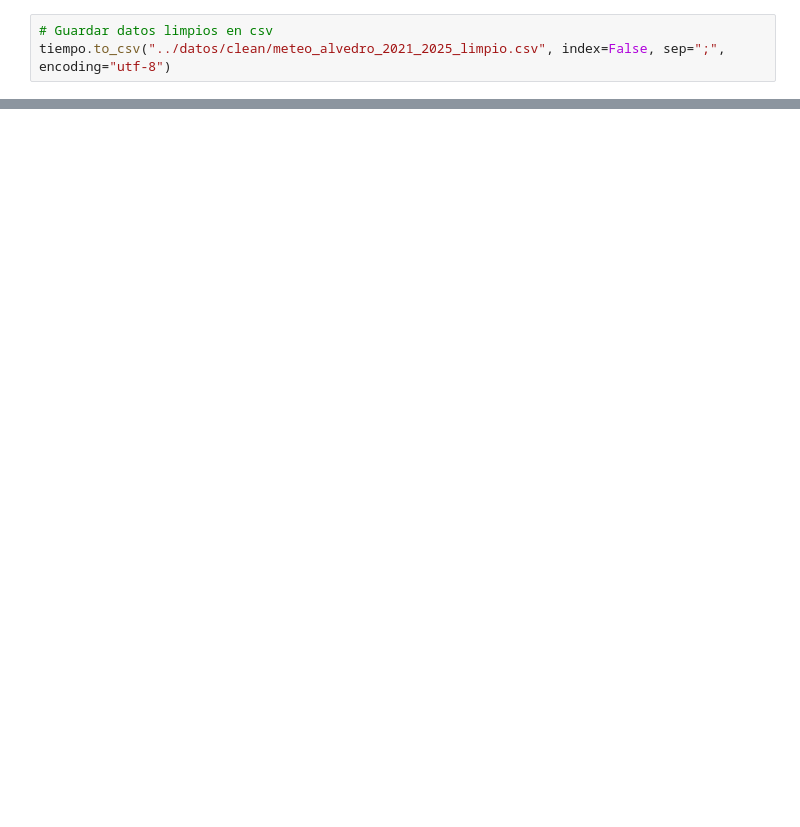
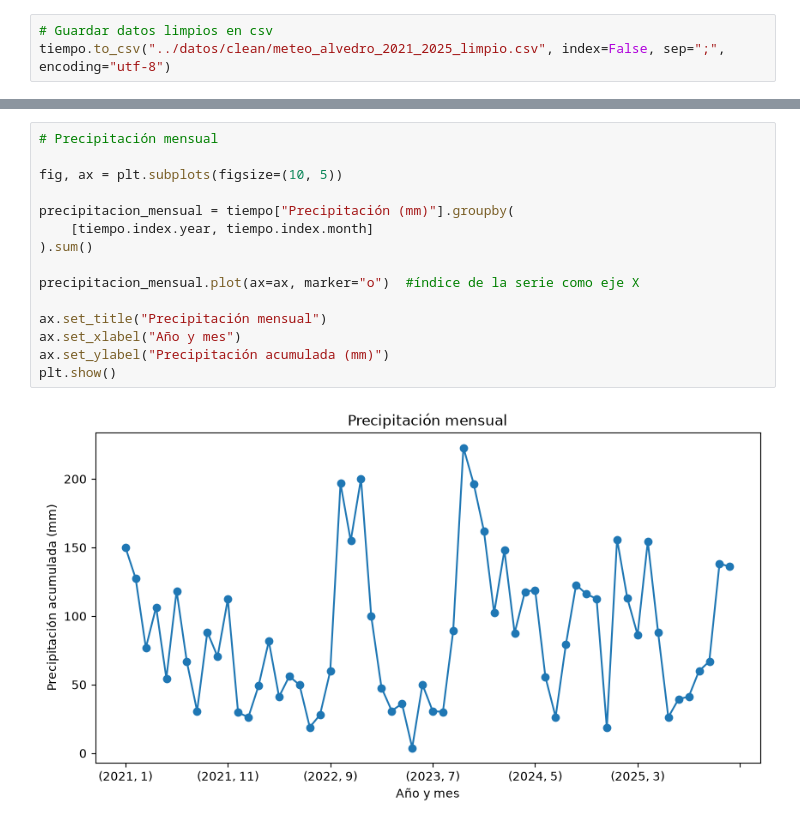
Before and after one commit to carolinamesacurso/proyecto_tempo, a Jupyter notebook: notebooks/guardado_limpieza.ipynb, the cells around one changed output, grey strips where cells are left out. Saved outputs shown, nothing was run; the diff lists cells and outputs as text; blank space fills up the shorter version.

```diff
--- a/notebooks/guardado_limpieza.ipynb
+++ b/notebooks/guardado_limpieza.ipynb
@@ -303,0 +399,17 @@ tiempo.to_csv("../datos/clean/meteo_alvedro_2021_2025_limpio.csv", index=False,
+# %%
+# Precipitación mensual
+
+fig, ax = plt.subplots(figsize=(10, 5))
+
+precipitacion_mensual = tiempo["Precipitación (mm)"].groupby(
+    [tiempo.index.year, tiempo.index.month]
+).sum()
+
+precipitacion_mensual.plot(ax=ax, marker="o")  #índice de la serie como eje X
+
+ax.set_title("Precipitación mensual")
+ax.set_xlabel("Año y mes")
+ax.set_ylabel("Precipitación acumulada (mm)")
+plt.show()
+# %% [output]
+[figure, added]
```
Also changed, not shown: parts of 17 cells of this notebook.
